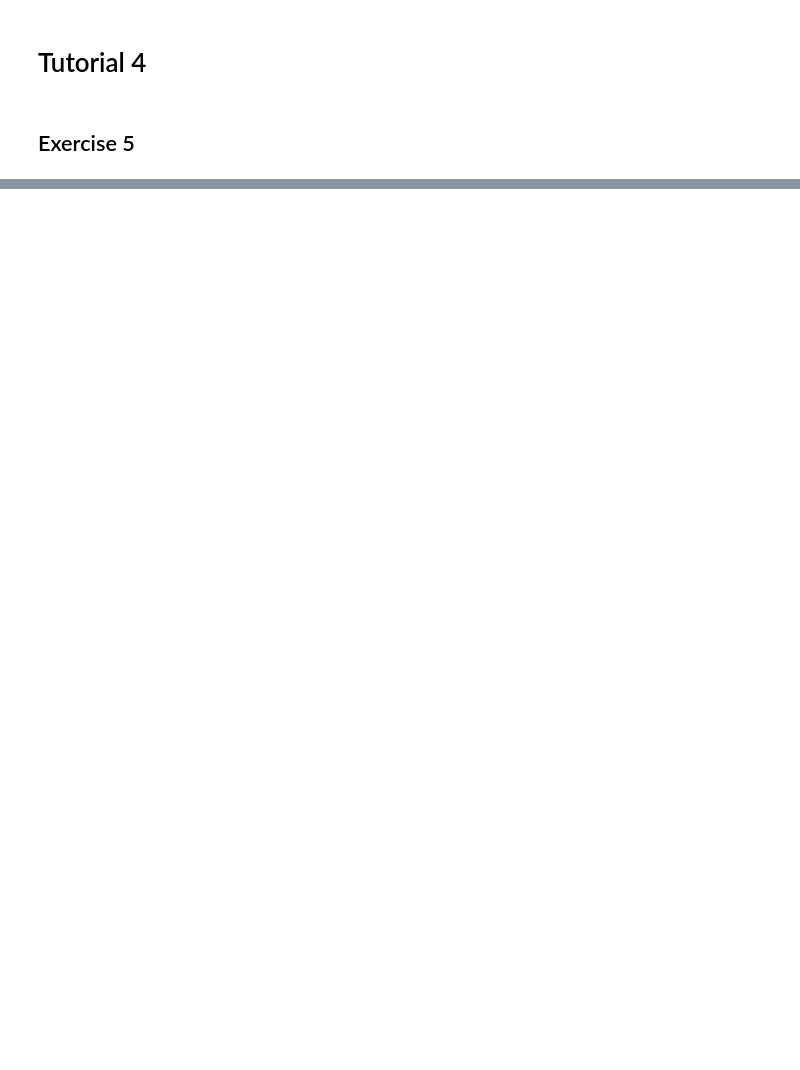
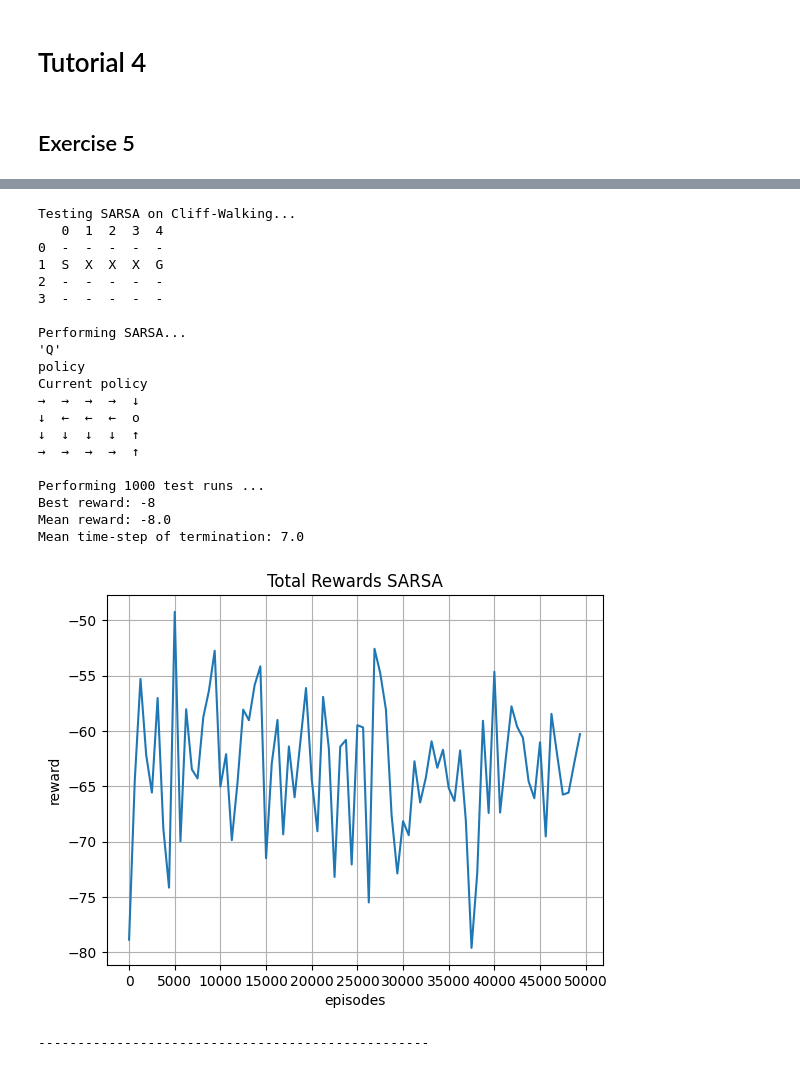
Before and after one commit to nikoczernin/aknum, a Jupyter notebook: tutorial_4.ipynb, the cells around one changed output, grey strips where cells are left out. Drawn from its saved outputs; the diff is of its cells as text; code cells hidden in the pictures; blank space fills up the shorter version.

```diff
--- a/tutorial_4.ipynb
+++ b/tutorial_4.ipynb
@@ -148 +148,26 @@ Mean time-step of termination: 7.0
 --------------------------------------------------
+# %%
+TemporalDifference.test_cliff_walking(TemporalDifference.SARSA, alpha=0.2, gamma=.5, epsilon=0.3, num_episodes=50000)
+# %% [output]
+Testing SARSA on Cliff-Walking...
+   0  1  2  3  4
+0  -  -  -  -  -
+1  S  X  X  X  G
+2  -  -  -  -  -
+3  -  -  -  -  -
+
+Performing SARSA...
+'Q'
+policy
+Current policy
+→  →  →  →  ↓
+↓  ←  ←  ←  o
+↓  ↓  ↓  ↓  ↑
+→  →  →  →  ↑
+
+Performing 1000 test runs ...
+Best reward: -8
+Mean reward: -8.0
+Mean time-step of termination: 7.0
+[figure, added]
+--------------------------------------------------
```
Also changed, not shown: parts of 6 cells of this notebook, 1 other file.
